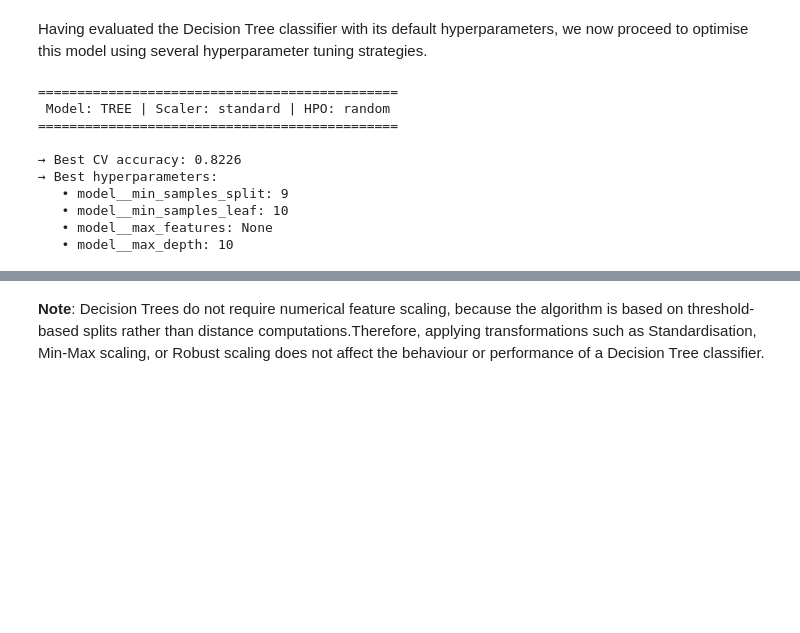
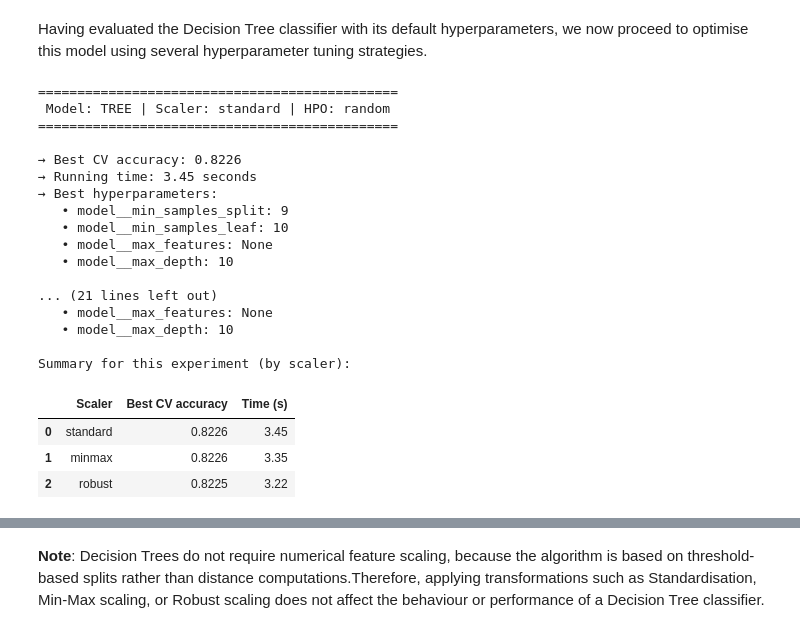
Before and after one commit to MiguelRamos9/TeamWorks, a Jupyter notebook: Big_Data_Intelligence/BDI_Assignment_training.ipynb, the cells around one changed output, grey strips where cells are left out. Saved outputs shown, nothing was run; the diff lists cells and outputs as text; code cells hidden in the pictures; blank space fills up the shorter version.

```diff
--- a/Big_Data_Intelligence/BDI_Assignment_training.ipynb
+++ b/Big_Data_Intelligence/BDI_Assignment_training.ipynb
@@ -1391,17 +1396,28 @@ run_experiment(model_name="knn", scaler_name="robust", hpo_method="optuna", n_tr
 # %% [markdown]
 Having evaluated the Decision Tree classifier with its default hyperparameters, we now proceed to optimise this model using several hyperparameter tuning strategies.
 # %%
-# Decision Tree + Standard Scaler + Random Search
-run_experiment(model_name="tree", scaler_name='standard',hpo_method="random", n_iter_random=50);
+# Decision Tree + Random Search
+run_experiment(model_name="tree",hpo_method="random", n_iter_random=50);
 # %% [output]
 ==============================================
  Model: TREE | Scaler: standard | HPO: random
 ==============================================
 
 → Best CV accuracy: 0.8226
+→ Running time: 3.45 seconds
 → Best hyperparameters:
    • model__min_samples_split: 9
    • model__min_samples_leaf: 10
    • model__max_features: None
    • model__max_depth: 10
+
+... (21 lines left out)
+   • model__max_features: None
+   • model__max_depth: 10
+
+Summary for this experiment (by scaler):
+|  | Scaler | Best CV accuracy | Time (s) |
+| 0 | standard | 0.8226 | 3.45 |
+| 1 | minmax | 0.8226 | 3.35 |
+| 2 | robust | 0.8225 | 3.22 |
 # %%
```
Also changed, not shown: parts of 13 cells of this notebook.
